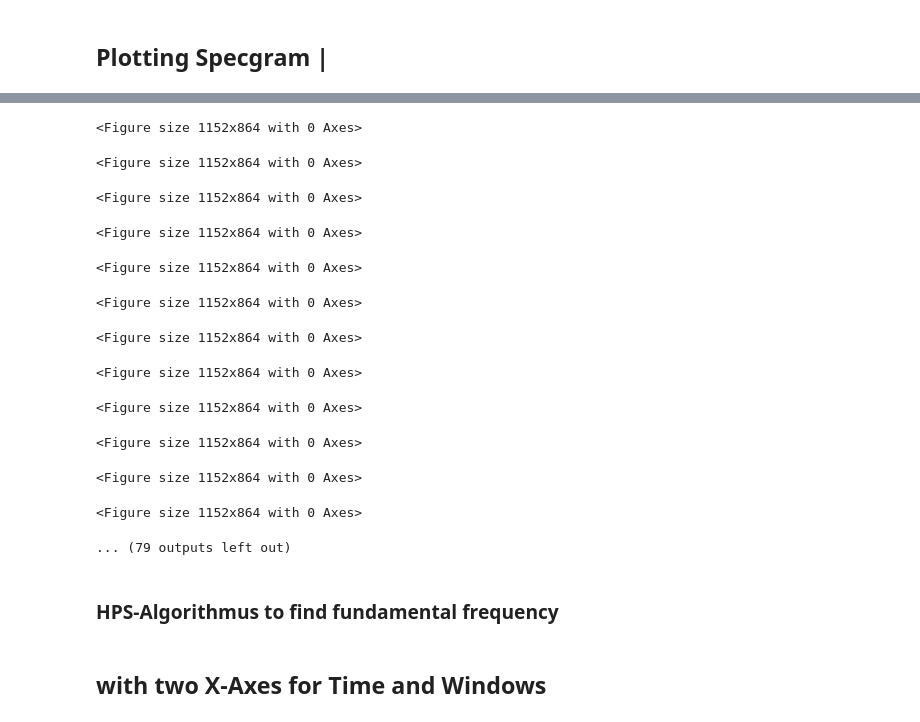
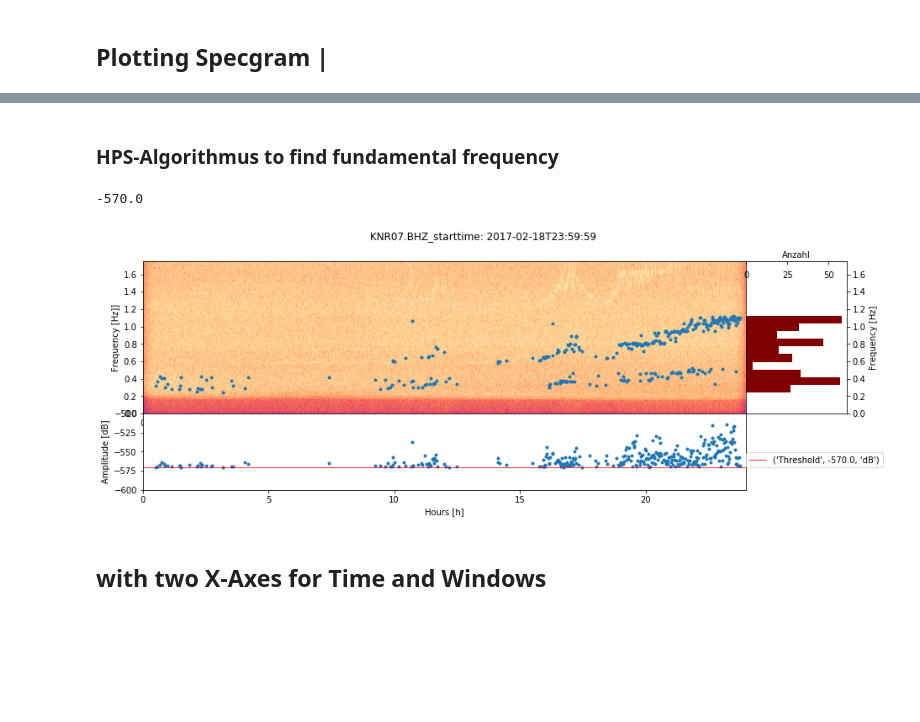
Before and after one commit to seismology-hamburg/fundamental_frequency_detection, a Jupyter notebook: Harmonic_product_spectrum.ipynb, the cells around one changed output, grey strips where cells are left out. Cells and saved outputs as stored; diff of their text form; code cells hidden in the pictures; blank space fills up the shorter version.

```diff
--- a/Harmonic_product_spectrum.ipynb
+++ b/Harmonic_product_spectrum.ipynb
@@ -182,8 +160,8 @@ for i in range(len(hour)):
 # %%
-#hour = [21.4,21.6]
+hour = [21.4,21.6]
 import matplotlib.gridspec as gridspec
 
-hour = np.linspace(5, 14, 91)
+#hour = np.linspace(5, 14, 91)
 #hour = np.linspace(3, 3.6, 6)
 #hour = [13.0,13.4,14.0,14.4,14.8,15.2, 15.6]
 
@@ -194,7 +172,7 @@ for i in range(len(hour)):
     #print(((hour[i])))
 
 
-    number_of_fft = int(np.floor(np.shape(specgram_BH2)[1]/24*hour[i]))
+    number_of_fft = int(np.floor(np.shape(specgram_BHZ)[1]/24*hour[i]))
 
 
 
@@ -233,23 +211,9 @@ for i in range(len(hour)):
     ax4.pcolormesh(time/3600, freq, 10*np.log10(specgram_BH2), cmap='inferno')
     ax4.axvline(x=hour[i], linewidth=.4, color='black')
     fig.suptitle('comparison between Components')
-    plt.savefig(fname = (station + '.' + component + '_' + 'starttime:_' +  str(st_BHZ[0].stats.starttime)[0:19]+ 'actual_hour' + str(hour[i]) +'comparison between Components.png'))
-    plt.clf()
-    #plt.show()
+    #plt.savefig(fname = (station + '.' + component + '_' + 'starttime:_' +  str(st_BHZ[0].stats.starttime)[0:19]+ 'actual_hour' + str(hour[i]) +'comparison between Components.png'))
+    #plt.clf()
+    plt.show()
-# %% [output]
-<Figure size 1152x864 with 0 Axes>
-<Figure size 1152x864 with 0 Axes>
-<Figure size 1152x864 with 0 Axes>
-<Figure size 1152x864 with 0 Axes>
-<Figure size 1152x864 with 0 Axes>
-<Figure size 1152x864 with 0 Axes>
-<Figure size 1152x864 with 0 Axes>
-<Figure size 1152x864 with 0 Axes>
-<Figure size 1152x864 with 0 Axes>
-<Figure size 1152x864 with 0 Axes>
-<Figure size 1152x864 with 0 Axes>
-<Figure size 1152x864 with 0 Axes>
-... (79 outputs left out)
 # %%
 minval_freq = 20
 maxval_freq = 25
@@ -270,3 +312,46 @@ plt.show()
+# %%
+threshold = -57
+threshold = 10**(threshold)
+print(10*np.log10(threshold))
+
+fund_freq_value, fund_freq_indi, fund_freq_amplitude  = hps_algo(input_data=specgram_BH2, freq_range_input_data=freq, min_freq=-1, max_freq=0.0001, nr_downsamp=4, amp_threshold=threshold)
+# %% [output]
+-570.0
+# %%
+gridsize = (3, 7)
+number_bins= 10
+fig = plt.figure(figsize=(15, 5))
+fig.subplots_adjust(hspace=0, wspace=0)
+fig.suptitle(station + '.' + component + '_' + 'starttime: ' +  str(st_BHZ[0].stats.starttime)[0:19])
+ax1 = plt.subplot2grid(gridsize, (0, 0), colspan=6, rowspan=2)
+ax2 = plt.subplot2grid(gridsize, (0, 6), colspan=1, rowspan=2, sharey=ax1)
+ax3 = plt.subplot2grid(gridsize, (2, 0), colspan=6, rowspan=1, sharex=ax1)
+
+ax1.plot(time/3600,(fund_freq_value), '.')
+ax1.pcolormesh(time/3600, freq,10*np.log10(specgram_BH2))
+ax1.set_xlim(0,24)
+ax1.set_ylim(0,1.75)
+ax1.set_ylabel('Frequency [Hz]]')
+
+ax2.hist(fund_freq_value[~np.isnan(fund_freq_value)], bins=number_bins, color='maroon', orientation='horizontal')
+ax2.yaxis.tick_right()
+ax2.yaxis.set_label_position('right')
+ax2.set_ylabel('Frequency [Hz]')
+ax2.xaxis.tick_top()
+ax2.tick_params(axis="x",direction="in", pad=-22)
+ax2.xaxis.set_label_position('top')
+ax2.set_xlabel('Anzahl')
+
+ax3.plot(time/3600,10*np.log10(fund_freq_amplitude), '.')
+ax3.axhline(y=(10*np.log10(threshold)), linewidth=.8, color='red', label=('Threshold', 10*np.log10(threshold), 'dB'))
+ax3.set_ylim(-600,-500)
+ax3.set_ylabel('Amplitude [dB]')
+ax3.set_xlabel('Hours [h]')
+ax3.legend(bbox_to_anchor=(1, 0.395), loc='center left', borderaxespad=0.)
+
+plt.show()
+# %% [output]
+[figure, added]
 # %%
 #one_spec_signal = specgram_BHZ[:,212]
 
```
Also changed, not shown: parts of 15 cells of this notebook.
